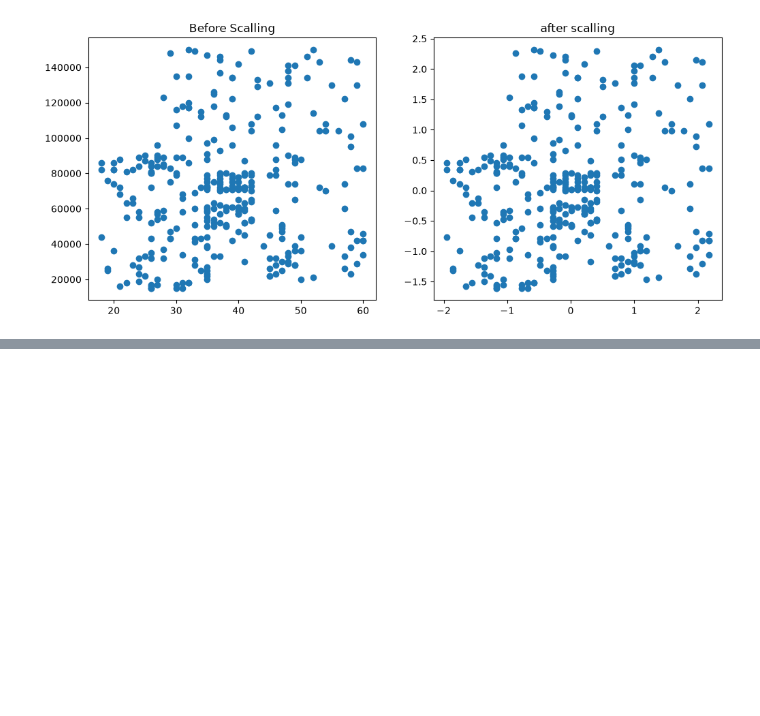
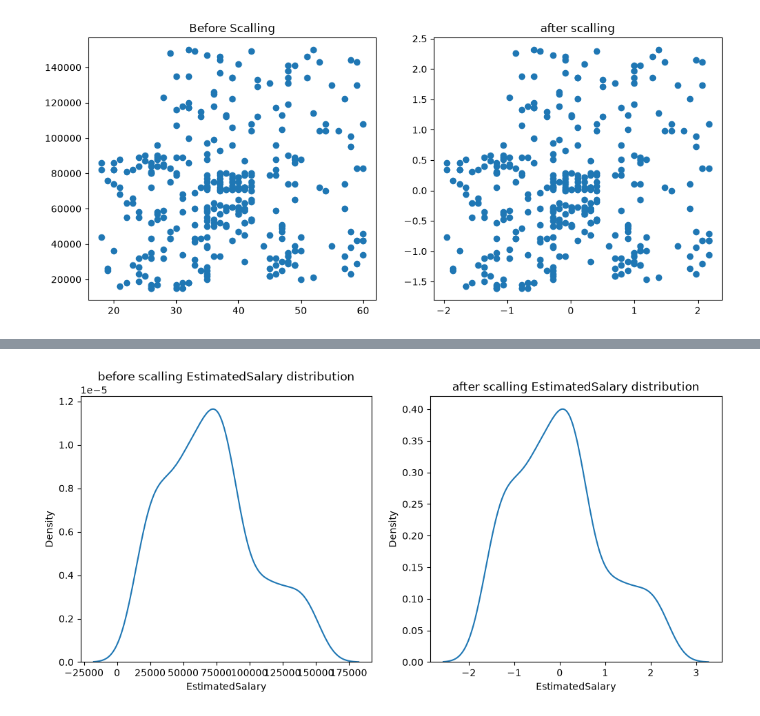
Before and after one commit to ShamsherCoder09/Scikit-Learn-Tutorial-, a Jupyter notebook: New ML/file3_standardScaler.ipynb, the cells around one changed output, grey strips where cells are left out. Cells and saved outputs as stored; diff of their text form; code cells hidden in the pictures; blank space fills up the shorter version.

```diff
--- a/New ML/file3_standardScaler.ipynb
+++ b/New ML/file3_standardScaler.ipynb
@@ -153,0 +203,14 @@ sns.kdeplot(X_train_scaler['EstimatedSalary'],ax=ax2)
+# %%
+fig, (ax1, ax2) = plt.subplots(ncols=2, figsize=(12,5))
+
+# before scalling EstimatedSalary distribution
+ax1.set_title('before scalling EstimatedSalary distribution')
+# sns.kdeplot(X_train['Age'], ax=ax1)
+sns.kdeplot(X_train['EstimatedSalary'], ax=ax1)
+
+ax2.set_title("after scalling EstimatedSalary distribution")
+# sns.kdeplot(X_train_scaler['Age'], ax=ax2)
+sns.kdeplot(X_train_scaler['EstimatedSalary'], ax=ax2)
+plt.show()
+# %% [output]
+[figure, added]
```
Also changed, not shown: parts of 23 cells of this notebook, 2 other files.
